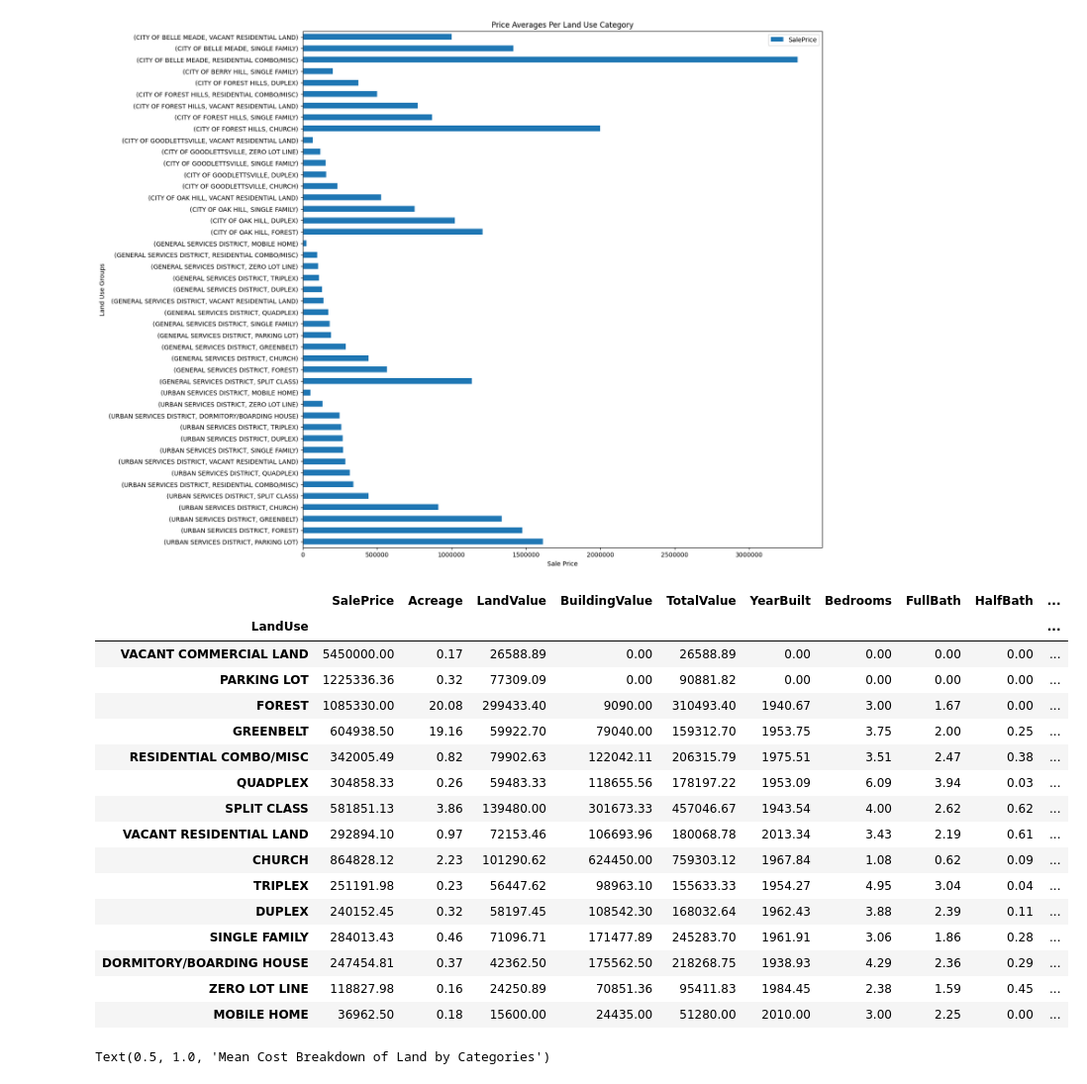
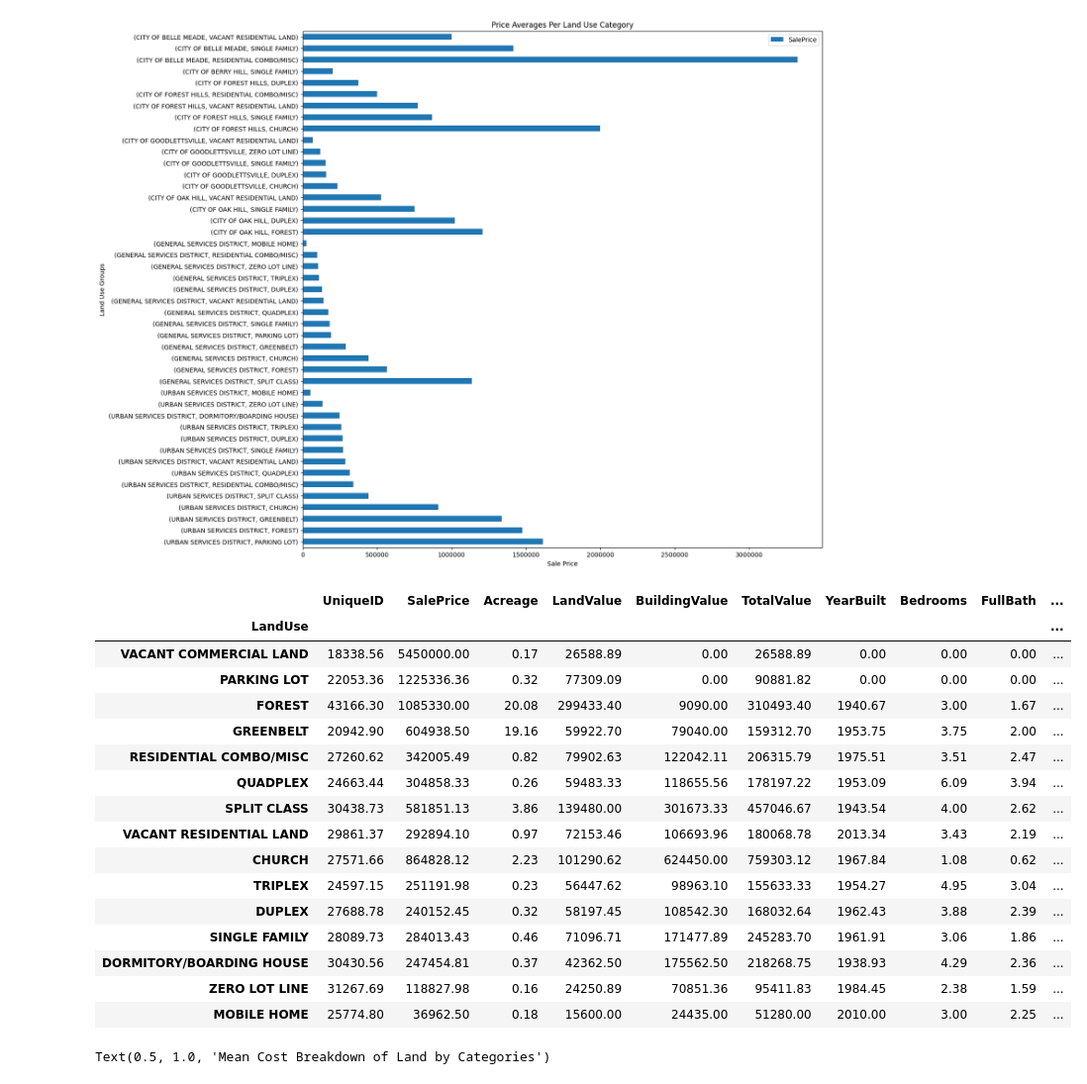
Before and after one commit to RobTheRobber/nashville-housing, a Jupyter notebook: nashville-housing.ipynb, the cells around one changed output. Shown: that part at 99% size. Cells and saved outputs as stored; diff of their text form; code cells hidden in the pictures.

```diff
--- a/nashville-housing.ipynb
+++ b/nashville-housing.ipynb
@@ -2,22 +2,24 @@
 import pandas as pd
 import matplotlib.pyplot as plt
 import numpy as np
-import seaborn as sns
 import sys
-import data_cleaning as dc
+from src.data_cleaning import *
 %load_ext autoreload
 %autoreload 2
 pd.set_option('display.float_format', lambda x: '%.2f' % x)
 pd.options.mode.chained_assignment = None  # default='warn'
-housing = pd.read_csv('data/nashville-housing.csv')
+housing = load_data('data/nashville-housing.csv')
 # %% [output]
 The autoreload extension is already loaded. To reload it, use:
   %reload_ext autoreload
 # %%
 
 #Filter out Land Use Categories with less than 10 entries
-filtered_landuse = dc.remove_small_groupings(housing,"LandUse",10)
+filtered_landuse = remove_small_groupings(housing,"LandUse",10)
 filtered_landuse['LandUse'] = filtered_landuse['LandUse'].replace('VACANT RES LAND', 'VACANT RESIDENTIAL LAND')
-filtered_landuse
+t_housing = remove_unwanted_columns(filtered_landuse,['OwnerName','OwnerAddress','LegalReference','UniqueID'])
+t_housing = filtered_landuse.dropna(subset=['Acreage', 'TaxDistrict','LandValue','BuildingValue',"SalePrice",])
+t_housing['SalePrice'] = pd.to_numeric(t_housing.loc[:,'SalePrice'],errors='coerce')
+t_housing
 # %% [output]
 |  | UniqueID | ParcelID | LandUse | PropertyAddress | SaleDate | SalePrice | LegalReference | SoldAsVacant | ... |
@@ -36,6 +37,0 @@ filtered_landuse
-# %%
-
-t_housing = dc.remove_unwanted_columns(filtered_landuse,['OwnerName','OwnerAddress','LegalReference'])
-# t_housing = filtered_landuse.drop(columns=['OwnerName','OwnerAddress','LegalReference'])
-t_housing = filtered_landuse.dropna(subset=['Acreage', 'TaxDistrict','LandValue','BuildingValue',"SalePrice"])
-t_housing['SalePrice'] = pd.to_numeric(t_housing.loc[:,'SalePrice'],errors='coerce')
@@ -89,28 +74,27 @@ Text(0.5, 0, 'Sale Price')
 # %%
 t_housing['AcreageToCost'] = t_housing['LandValue']/ t_housing["Acreage"]
 t_housing['SaleDifference'] = t_housing['SalePrice'] - t_housing["TotalValue"]
 average_cost = t_housing.groupby(["LandUse"]).mean().sort_values(by = "SaleDifference", ascending=False)
-average_cost = average_cost.drop("UniqueID", axis=1)
 average_cost = average_cost.fillna(0)
 average_cost
 # %% [output]
-|  | SalePrice | Acreage | LandValue | BuildingValue | TotalValue | YearBuilt | Bedrooms | FullBath | HalfBath | ... |
+|  | UniqueID | SalePrice | Acreage | LandValue | BuildingValue | TotalValue | YearBuilt | Bedrooms | FullBath | ... |
 | LandUse |  |  |  |  |  |  |  |  |  | ... |
-| VACANT COMMERCIAL LAND | 5450000.00 | 0.17 | 26588.89 | 0.00 | 26588.89 | 0.00 | 0.00 | 0.00 | 0.00 | ... |
-| PARKING LOT | 1225336.36 | 0.32 | 77309.09 | 0.00 | 90881.82 | 0.00 | 0.00 | 0.00 | 0.00 | ... |
-| FOREST | 1085330.00 | 20.08 | 299433.40 | 9090.00 | 310493.40 | 1940.67 | 3.00 | 1.67 | 0.00 | ... |
-| GREENBELT | 604938.50 | 19.16 | 59922.70 | 79040.00 | 159312.70 | 1953.75 | 3.75 | 2.00 | 0.25 | ... |
-| RESIDENTIAL COMBO/MISC | 342005.49 | 0.82 | 79902.63 | 122042.11 | 206315.79 | 1975.51 | 3.51 | 2.47 | 0.38 | ... |
-| QUADPLEX | 304858.33 | 0.26 | 59483.33 | 118655.56 | 178197.22 | 1953.09 | 6.09 | 3.94 | 0.03 | ... |
-| SPLIT CLASS | 581851.13 | 3.86 | 139480.00 | 301673.33 | 457046.67 | 1943.54 | 4.00 | 2.62 | 0.62 | ... |
-| VACANT RESIDENTIAL LAND | 292894.10 | 0.97 | 72153.46 | 106693.96 | 180068.78 | 2013.34 | 3.43 | 2.19 | 0.61 | ... |
-| CHURCH | 864828.12 | 2.23 | 101290.62 | 624450.00 | 759303.12 | 1967.84 | 1.08 | 0.62 | 0.09 | ... |
-| TRIPLEX | 251191.98 | 0.23 | 56447.62 | 98963.10 | 155633.33 | 1954.27 | 4.95 | 3.04 | 0.04 | ... |
-| DUPLEX | 240152.45 | 0.32 | 58197.45 | 108542.30 | 168032.64 | 1962.43 | 3.88 | 2.39 | 0.11 | ... |
-| SINGLE FAMILY | 284013.43 | 0.46 | 71096.71 | 171477.89 | 245283.70 | 1961.91 | 3.06 | 1.86 | 0.28 | ... |
-| DORMITORY/BOARDING HOUSE | 247454.81 | 0.37 | 42362.50 | 175562.50 | 218268.75 | 1938.93 | 4.29 | 2.36 | 0.29 | ... |
-| ZERO LOT LINE | 118827.98 | 0.16 | 24250.89 | 70851.36 | 95411.83 | 1984.45 | 2.38 | 1.59 | 0.45 | ... |
-| MOBILE HOME | 36962.50 | 0.18 | 15600.00 | 24435.00 | 51280.00 | 2010.00 | 3.00 | 2.25 | 0.00 | ... |
+| VACANT COMMERCIAL LAND | 18338.56 | 5450000.00 | 0.17 | 26588.89 | 0.00 | 26588.89 | 0.00 | 0.00 | 0.00 | ... |
+| PARKING LOT | 22053.36 | 1225336.36 | 0.32 | 77309.09 | 0.00 | 90881.82 | 0.00 | 0.00 | 0.00 | ... |
+| FOREST | 43166.30 | 1085330.00 | 20.08 | 299433.40 | 9090.00 | 310493.40 | 1940.67 | 3.00 | 1.67 | ... |
+| GREENBELT | 20942.90 | 604938.50 | 19.16 | 59922.70 | 79040.00 | 159312.70 | 1953.75 | 3.75 | 2.00 | ... |
+| RESIDENTIAL COMBO/MISC | 27260.62 | 342005.49 | 0.82 | 79902.63 | 122042.11 | 206315.79 | 1975.51 | 3.51 | 2.47 | ... |
+| QUADPLEX | 24663.44 | 304858.33 | 0.26 | 59483.33 | 118655.56 | 178197.22 | 1953.09 | 6.09 | 3.94 | ... |
+| SPLIT CLASS | 30438.73 | 581851.13 | 3.86 | 139480.00 | 301673.33 | 457046.67 | 1943.54 | 4.00 | 2.62 | ... |
+| VACANT RESIDENTIAL LAND | 29861.37 | 292894.10 | 0.97 | 72153.46 | 106693.96 | 180068.78 | 2013.34 | 3.43 | 2.19 | ... |
+| CHURCH | 27571.66 | 864828.12 | 2.23 | 101290.62 | 624450.00 | 759303.12 | 1967.84 | 1.08 | 0.62 | ... |
+| TRIPLEX | 24597.15 | 251191.98 | 0.23 | 56447.62 | 98963.10 | 155633.33 | 1954.27 | 4.95 | 3.04 | ... |
+| DUPLEX | 27688.78 | 240152.45 | 0.32 | 58197.45 | 108542.30 | 168032.64 | 1962.43 | 3.88 | 2.39 | ... |
+| SINGLE FAMILY | 28089.73 | 284013.43 | 0.46 | 71096.71 | 171477.89 | 245283.70 | 1961.91 | 3.06 | 1.86 | ... |
+| DORMITORY/BOARDING HOUSE | 30430.56 | 247454.81 | 0.37 | 42362.50 | 175562.50 | 218268.75 | 1938.93 | 4.29 | 2.36 | ... |
+| ZERO LOT LINE | 31267.69 | 118827.98 | 0.16 | 24250.89 | 70851.36 | 95411.83 | 1984.45 | 2.38 | 1.59 | ... |
+| MOBILE HOME | 25774.80 | 36962.50 | 0.18 | 15600.00 | 24435.00 | 51280.00 | 2010.00 | 3.00 | 2.25 | ... |
 # %%
 average_cost_chart = average_cost[["LandValue","SalePrice","BuildingValue","TotalValue","SaleDifference"]].sort_values(by='TotalValue',ascending=True)
 average_cost_chart = average_cost_chart[average_cost_chart['TotalValue'] != 0]
```
Also changed, not shown: parts of 7 cells of this notebook, 5 other files.
